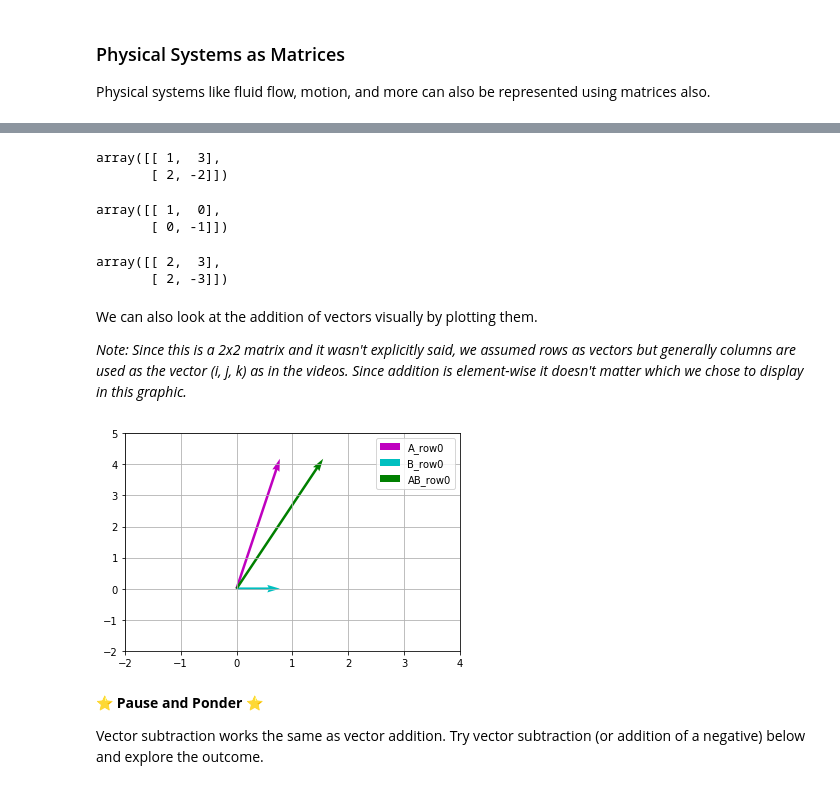
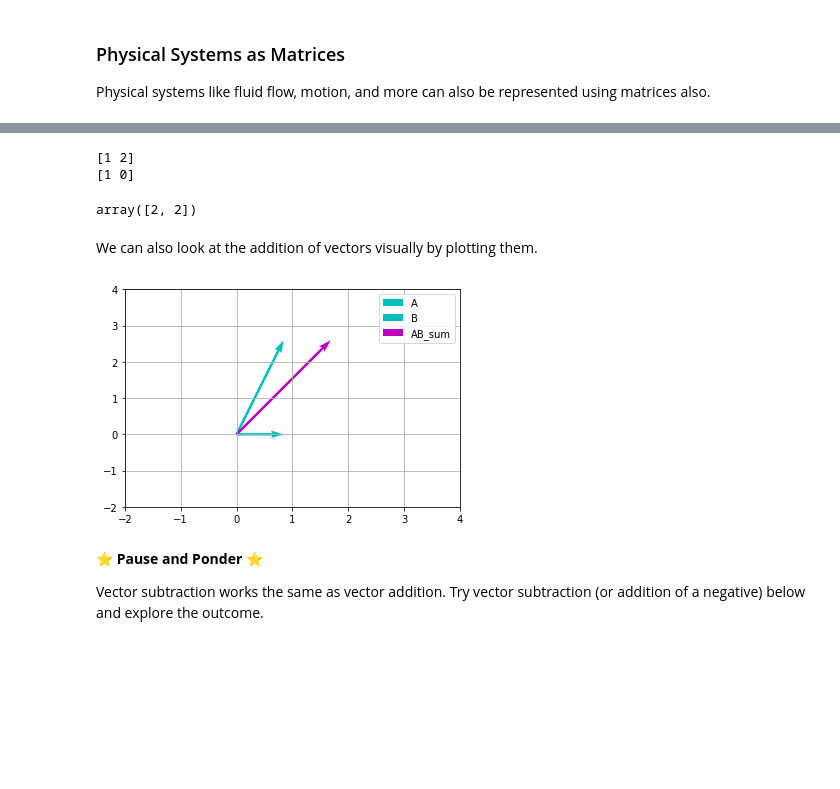
Before and after one commit to fuzzy-tribble/data_science_foundations, a Jupyter notebook: linear_algebra_foundations.ipynb, the cells around one changed output, grey strips where cells are left out. Cells and saved outputs as stored; diff of their text form; code cells hidden in the pictures; blank space fills up the shorter version.

```diff
--- a/linear_algebra_foundations.ipynb
+++ b/linear_algebra_foundations.ipynb
@@ -292,32 +294,23 @@ $$
 $$
 # %%
-A = np.array([[1, 3],
-              [2, -2]])
-A
+A = np.array([1, 2])
+B = np.array([1, 0])
+print(A)
+print(B)
 # %% [output]
-array([[ 1,  3],
-       [ 2, -2]])
+[1 2]
+[1 0]
-# %%
-B = np.array([[1, 0],
-              [0, -1]])
-B
-# %% [output]
-array([[ 1,  0],
-       [ 0, -1]])
 # %%
 AB_sum = A+B
 AB_sum
 # %% [output]
-array([[ 2,  3],
-       [ 2, -3]])
+array([2, 2])
-# %% [markdown]
-We can also look at the addition of vectors visually by plotting them.
-
-*Note: Since this is a 2x2 matrix and it wasn't explicitly said, we assumed rows as vectors but generally columns are used as the vector (i, j, k) as in the videos. Since addition is element-wise it doesn't matter which we chose to display in this graphic.*
+# %% [markdown]
+We can also look at the addition of vectors visually by plotting them.
 # %%
-plot_2d_vectors([A[0], B[0], AB_sum[0]], labels=['A_row0', 'B_row0', 'AB_row0'])
+plot_2d_vectors([A, B, AB_sum], labels=['A', 'B', 'AB_sum'])
 # %% [output]
-[figure, old version]
+[figure, new version]
 # %% [markdown]
 &#11088; **Pause and Ponder** &#11088;
 
```
Also changed, not shown: parts of 156 cells of this notebook.
